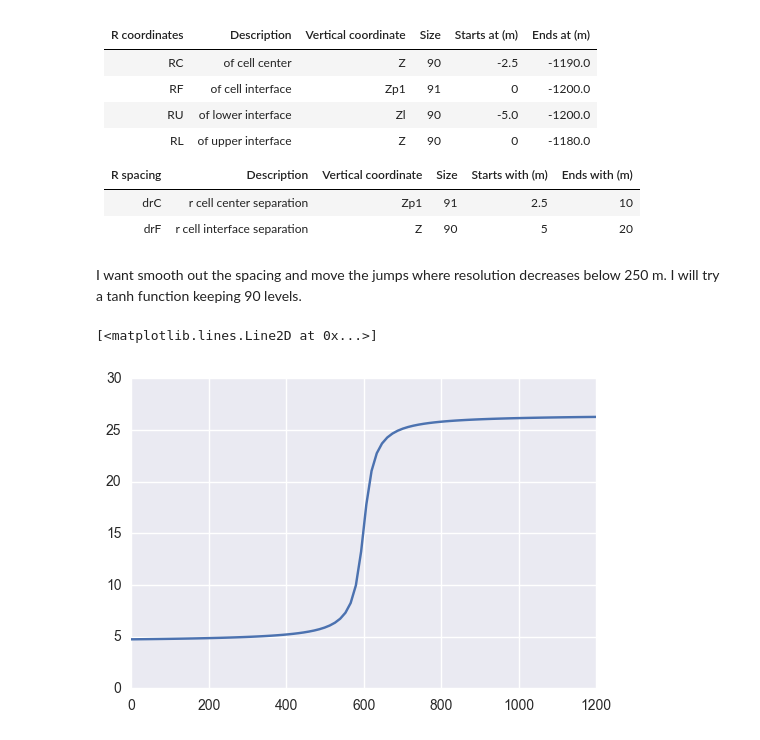
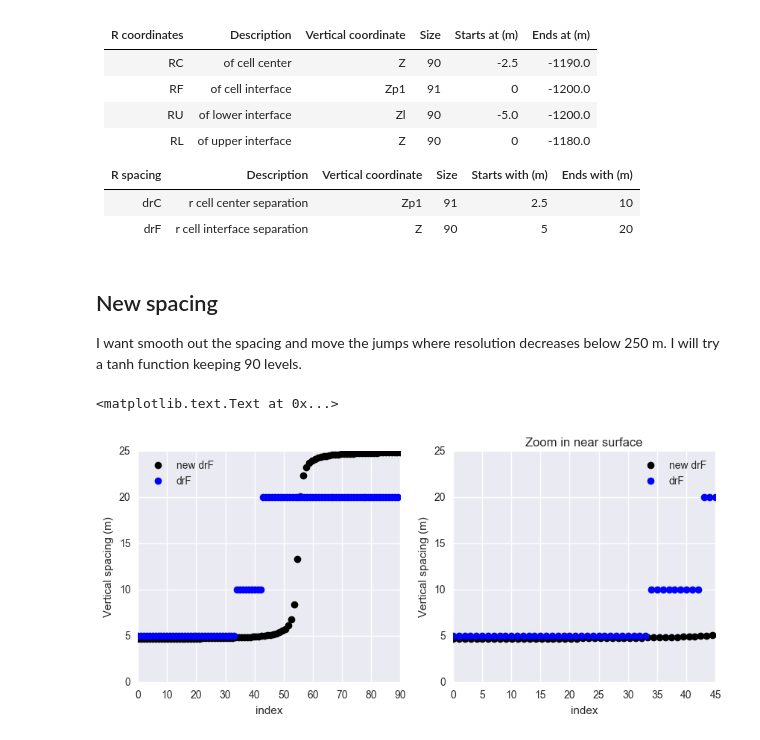
Before and after one commit to UBC-MOAD/outputanalysisnotebooks, a Jupyter notebook: NutrientProfiles/NewVertResolution/Change_vertical_resolution.ipynb, the cells around one changed output. Saved outputs shown, nothing was run; the diff lists cells and outputs as text; code cells hidden in the pictures.

Commit message:
Finished new vertical resolution

```diff
--- a/NutrientProfiles/NewVertResolution/Change_vertical_resolution.ipynb
+++ b/NutrientProfiles/NewVertResolution/Change_vertical_resolution.ipynb
@@ -80,10 +80,23 @@ ax4.legend(loc=0)
 |drC|r cell center separation|Zp1|91| 2.5 | 10 |
 |drF|r cell interface separation|Z|90| 5 | 20 |
 # %% [markdown]
+## New spacing
 I want smooth out the spacing and move the jumps where resolution decreases below 250 m. I will try a tanh function keeping 90 levels.
-# %%
-fig,ax1 = plt.subplots(1,1, figsize=(6,4))
-ax1.plot(np.linspace(0,1200,90),7*np.arctan(0.05*np.linspace(-600,600,90))+15.5)
-# %% [output]
-[<matplotlib.lines.Line2D at 0x...>]
-[figure, removed]
+# %%
+fig,(ax1,ax2) = plt.subplots(1,2, figsize=(10,4))
+ax1.plot(np.linspace(0,90,90),6.5*np.arctan(np.linspace(-70,45,90))+14.8, 'ko',label = 'new drF')
+ax1.plot(range(90), drF,'bo',label = 'drF')
+ax1.legend(loc=0)
+ax1.set_xlabel('index')
+ax1.set_ylabel('Vertical spacing (m)')
+
+ax2.plot(np.linspace(0,90,90),6.5*np.arctan(np.linspace(-70,45,90))+14.8, 'ko',label = 'new drF')
+ax2.plot(range(90), drF,'bo',label = 'drF')
+ax2.legend(loc=0)
+ax2.set_xlabel('index')
+ax2.set_ylabel('Vertical spacing (m)')
+ax2.set_xlim(0,45)
+ax2.set_title('Zoom in near surface')
+# %% [output]
+<matplotlib.text.Text at 0x...>
+[figure, added]
```
Also changed, not shown: parts of 5 cells of this notebook.
